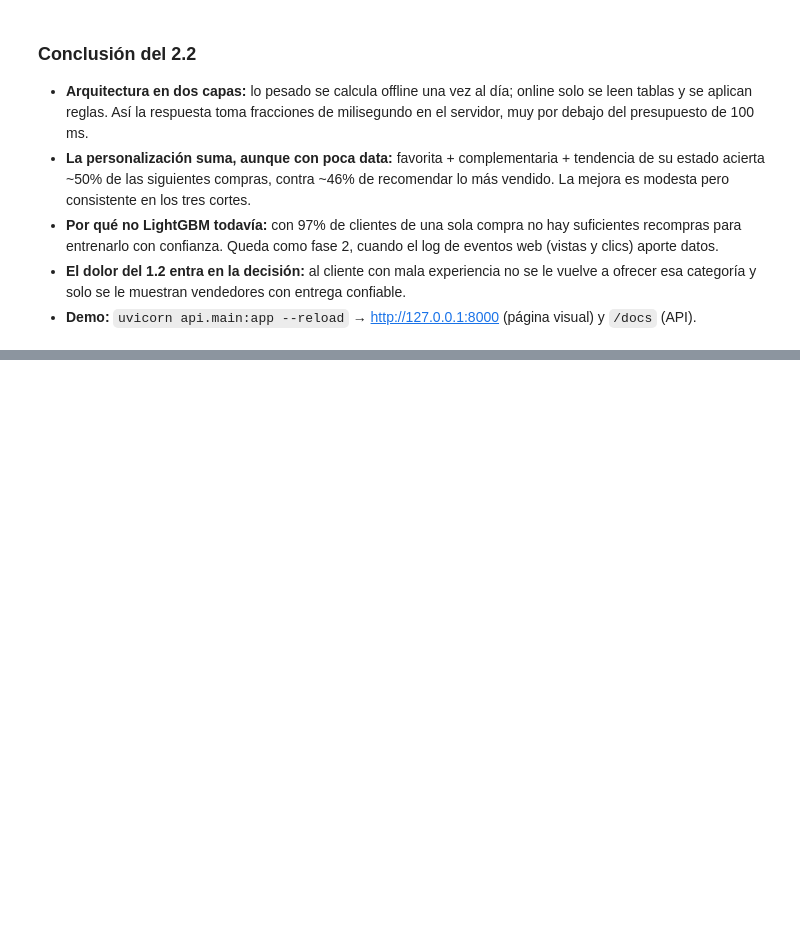
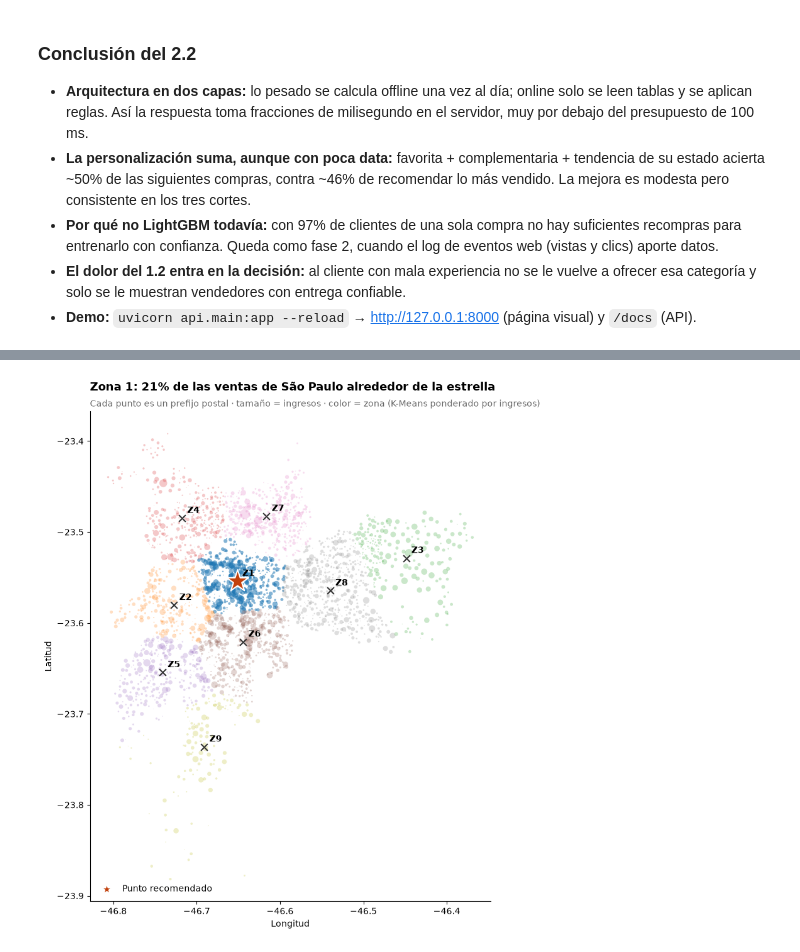
Before and after one commit to Mateo-Rua/prueba-tecnica-proteccion-ds-ia, a Jupyter notebook: notebooks/02_punto2_segmentacion_ubicacion.ipynb, the cells around one changed output, grey strips where cells are left out. Saved outputs shown, nothing was run; the diff lists cells and outputs as text; code cells hidden in the pictures; blank space fills up the shorter version.

Commit message:
feat: punto 2.3 ubicación de la tienda insignia y handler Lambda del demo
Co-Authored-By: Claude Opus 5 <noreply@anthropic.com>

```diff
--- a/notebooks/02_punto2_segmentacion_ubicacion.ipynb
+++ b/notebooks/02_punto2_segmentacion_ubicacion.ipynb
@@ -653,0 +787,18 @@ True
+# %%
+mejor = zonas.loc[ganadora]
+en_zona = ventas["customer_zip_code_prefix"].isin(prefijos.index[prefijos["zona"] == ganadora]) & (ventas["ciudad"] == ciudad)
+top_zona = (
+    items_entregados[items_entregados["order_id"].isin(ventas.loc[en_zona, "order_id"])]
+    .groupby("categoria_es")["price"].sum().nlargest(5)
+)
+radio = U.distancia_km(prefijos.loc[prefijos["zona"] == ganadora, "lat"], prefijos.loc[prefijos["zona"] == ganadora, "lng"], mejor["lat"], mejor["lng"])
+
+print(f"Ciudad                : {ciudad.title()} ({estado}) · {ciudades.loc[0, 'pct_ingresos']:.1f}% de los ingresos del país")
+print(f"Punto recomendado     : lat {mejor['lat']:.4f}, lng {mejor['lng']:.4f} (centro expandido: Paulista / Jardins / Consolação, aprox.)")
+print(f"Zona que cubre        : {int(mejor['prefijos'])} prefijos postales, radio mediano {radio.median():.1f} km")
+print(f"Concentra             : {mejor['pct_ingresos_ciudad']:.1f}% de los ingresos de la ciudad · {int(mejor['clientes']):,} clientes")
+print(f"Ticket promedio       : {formato_moneda(mejor['ticket'])} vs {formato_moneda(ciudades.loc[0, 'ticket'])} en toda la ciudad")
+print(f"% ventas en top 1.1   : {mejor['pct_top']:.1f}%")
+print("Top categorías de la zona:")
+for categoria, valor in top_zona.items():
+    print(f"   - {categoria}: {formato_moneda(valor)}")
@@ -653,0 +818,25 @@ True
+# %%
+fig, ax = plt.subplots(figsize=(10, 9))
+colores = plt.cm.tab10(np.arange(K_ZONAS) % 10)
+for zona, grupo in prefijos.groupby("zona"):
+    ax.scatter(grupo["lng"], grupo["lat"], s=grupo["ingresos"] / 60, color=colores[zona - 1],
+               alpha=0.55 if zona == ganadora else 0.25, edgecolor="none")
+ax.scatter(zonas["lng"], zonas["lat"], s=60, color="#333333", marker="x")
+for zona, fila in zonas.iterrows():
+    ax.annotate(f"Z{zona}", (fila["lng"], fila["lat"]), xytext=(6, 6), textcoords="offset points", fontsize=10, fontweight="bold")
+ax.scatter(mejor["lng"], mejor["lat"], s=700, marker="*", color="#c2410c", edgecolor="white", linewidth=1.5, zorder=5,
+           label="Punto recomendado")
+ax.set_title(f"Zona {ganadora}: {mejor['pct_ingresos_ciudad']:.0f}% de las ventas de São Paulo alrededor de la estrella",
+             fontsize=13, fontweight="bold", loc="left", pad=24)
+ax.text(0, 1.01, "Cada punto es un prefijo postal · tamaño = ingresos · color = zona (K-Means ponderado por ingresos)",
+        transform=ax.transAxes, fontsize=10, color="#666666")
+ax.set_xlabel("Longitud")
+ax.set_ylabel("Latitud")
+ax.set_aspect(1 / np.cos(np.radians(mejor["lat"])))
+ax.spines[["top", "right"]].set_visible(False)
+ax.legend(loc="lower left", fontsize=10, frameon=False, markerscale=0.5)
+plt.tight_layout()
+plt.savefig(RUTA_FIGURAS / "2_3_mapa_zonas.png", dpi=150, bbox_inches="tight")
+plt.show()
+# %% [output]
+[figure, added]
```
Also changed, not shown: parts of 20 cells of this notebook, 3 other files.
